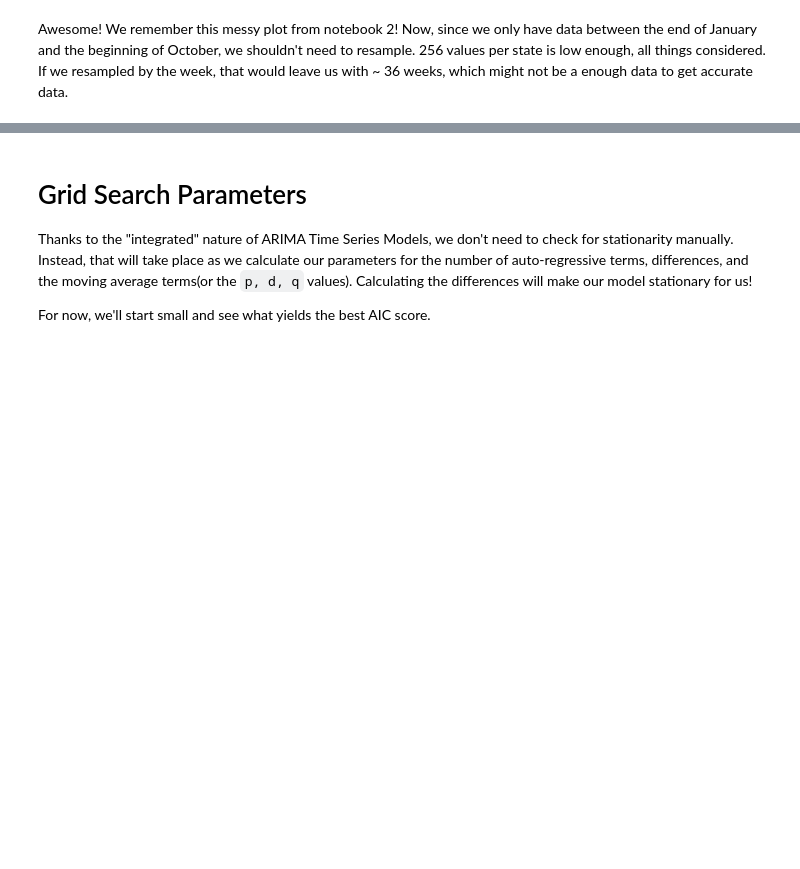
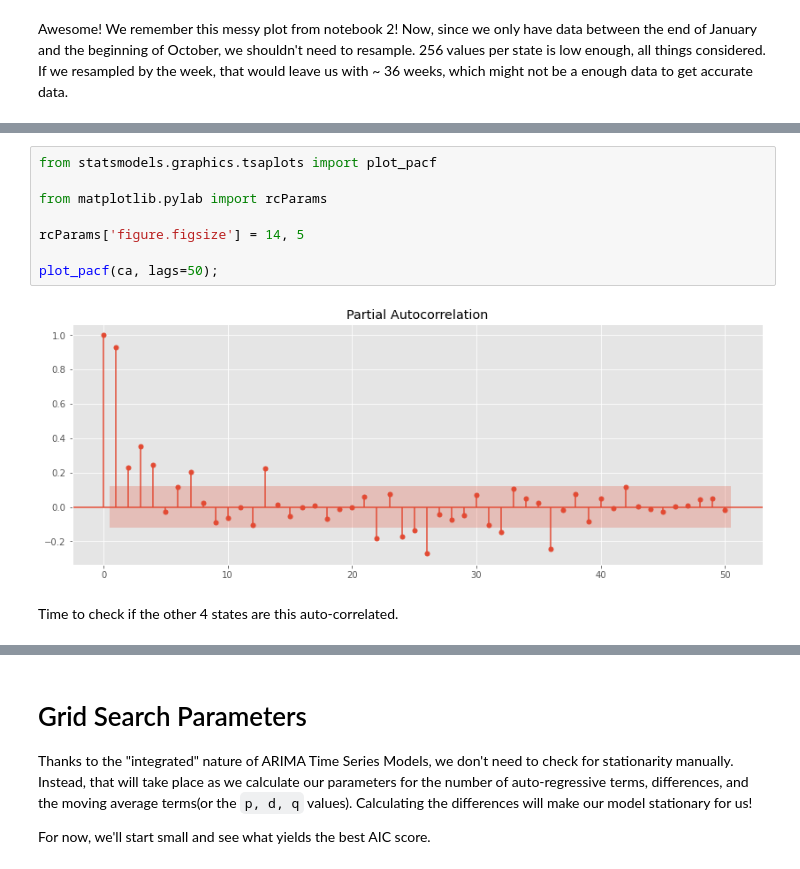
Before and after one commit to bmauss/COVID_Forecast, a Jupyter notebook: 3 ARIMA Modeling.ipynb, the cells around one changed output, grey strips where cells are left out. Cells and saved outputs as stored; diff of their text form; blank space fills up the shorter version.

Commit message:
performed acf and pacf

```diff
--- a/3 ARIMA Modeling.ipynb
+++ b/3 ARIMA Modeling.ipynb
@@ -94,0 +152,12 @@ Awesome! We remember this messy plot from notebook 2!  Now, since we only have d
+# %%
+from statsmodels.graphics.tsaplots import plot_pacf
+
+from matplotlib.pylab import rcParams
+
+rcParams['figure.figsize'] = 14, 5
+
+plot_pacf(ca, lags=50);
+# %% [output]
+[figure, added]
+# %% [markdown]
+Time to check if the other 4 states are this auto-correlated.
```
Also changed, not shown: parts of 13 cells of this notebook, 2 other files.
